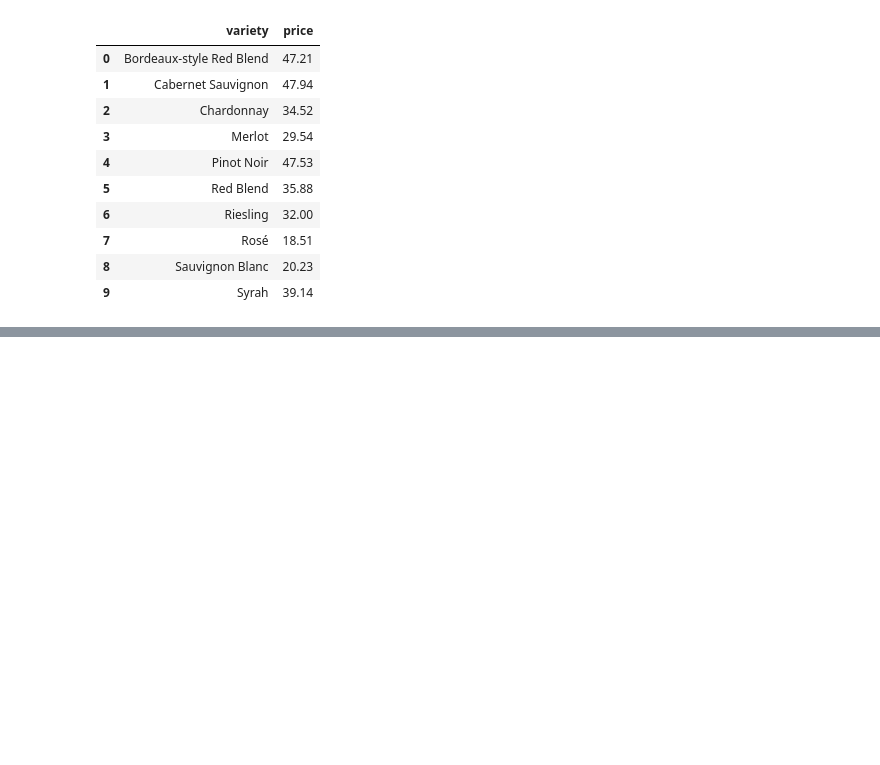
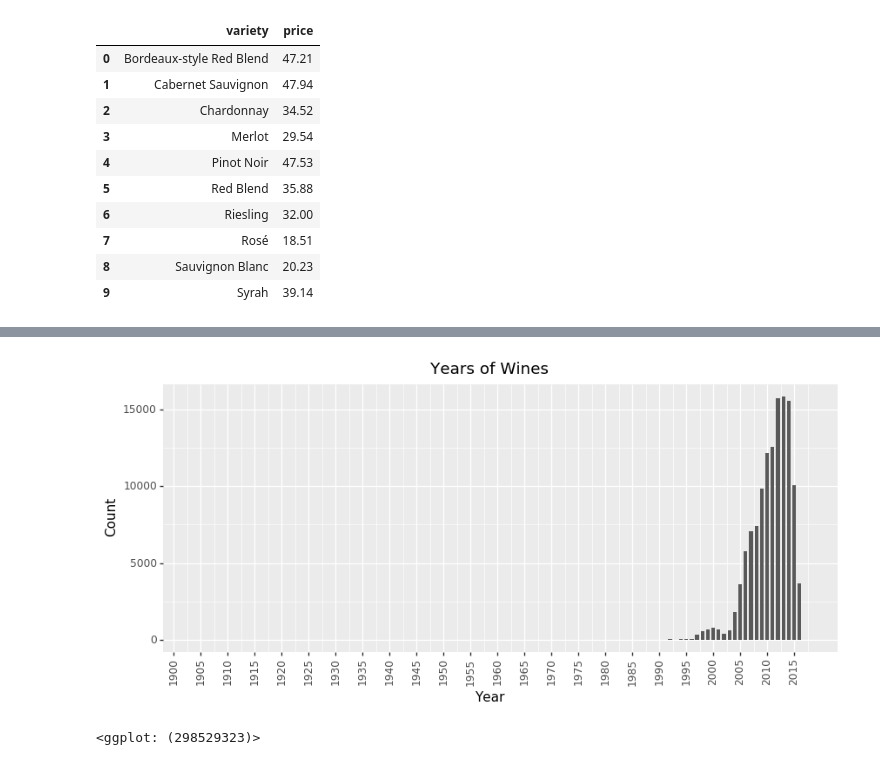
Before and after one commit to corazzon/KaggleStruggle, a Jupyter notebook: wine-reviews/plotnine.ipynb, the cells around one changed output, grey strips where cells are left out. Cells and saved outputs as stored; diff of their text form; code cells hidden in the pictures; blank space fills up the shorter version.

Commit message:
Years of Wines

```diff
--- a/wine-reviews/plotnine.ipynb
+++ b/wine-reviews/plotnine.ipynb
@@ -380,0 +394,5 @@ df
+# %%
+# title 컬럼에서 정규표현식을 사용하여 생산연도를 가져옵니다.
+print(reviews.shape)
+reviews['year'] = reviews.title.str.extract('((19|20)\d{2})')[0]
+print(reviews.shape)
@@ -380,0 +402,6 @@ df
+# %%
+df = (reviews
+      .loc[reviews.year.notnull()]
+      .assign(year = reviews.year.astype('float64'))
+     )
+df.head()
@@ -380,0 +415,14 @@ df
+# %%
+(ggplot(df)
+    + aes('year')
+    + geom_bar(width=0.7)
+    + ggtitle('Years of Wines')
+    + xlab('Year')
+    + ylab('Count')
+    + theme(axis_text_x=element_text(rotation=90),
+           figure_size=(10, 4))
+    + scale_x_continuous(breaks=range(1900, 2020, 5))
+)
+# %% [output]
+[figure, added]
+<ggplot: (298529323)>
```
Also changed, not shown: parts of 28 cells of this notebook.
